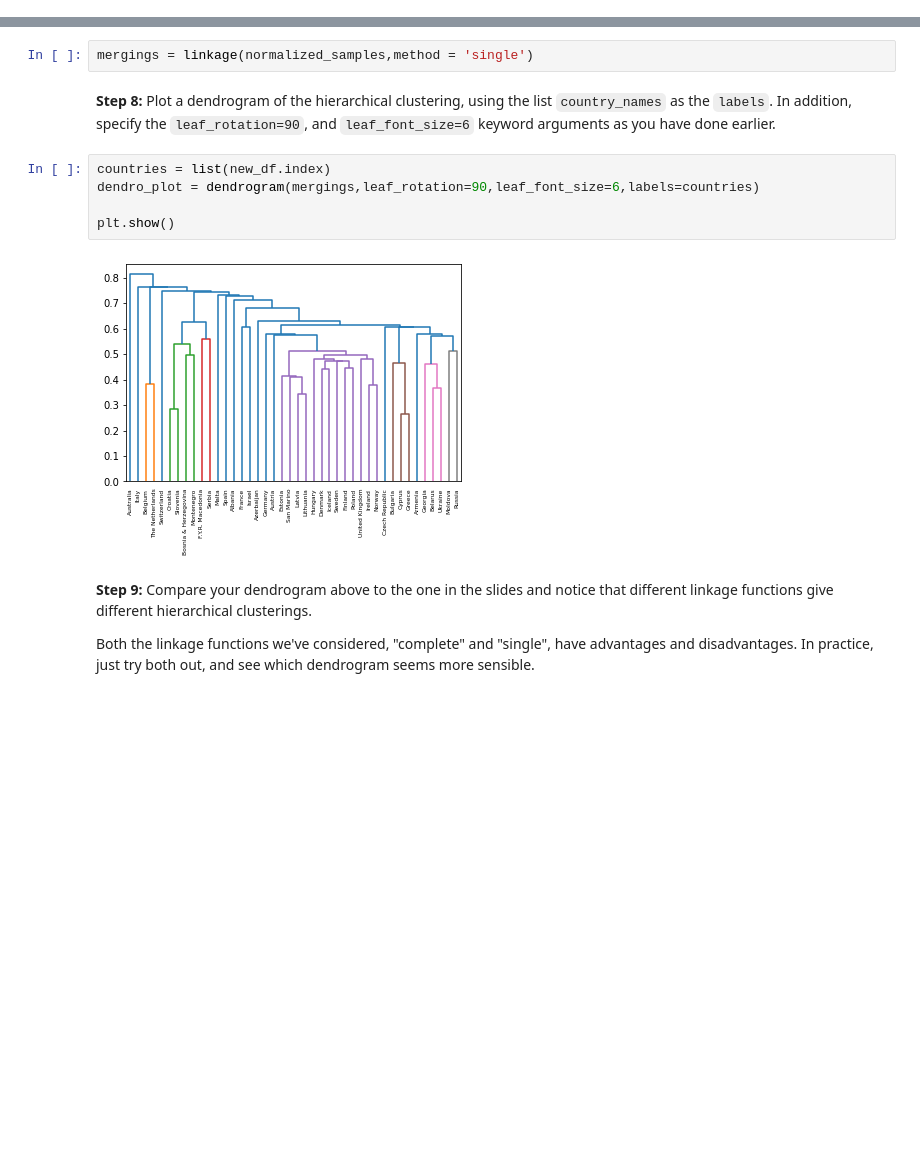
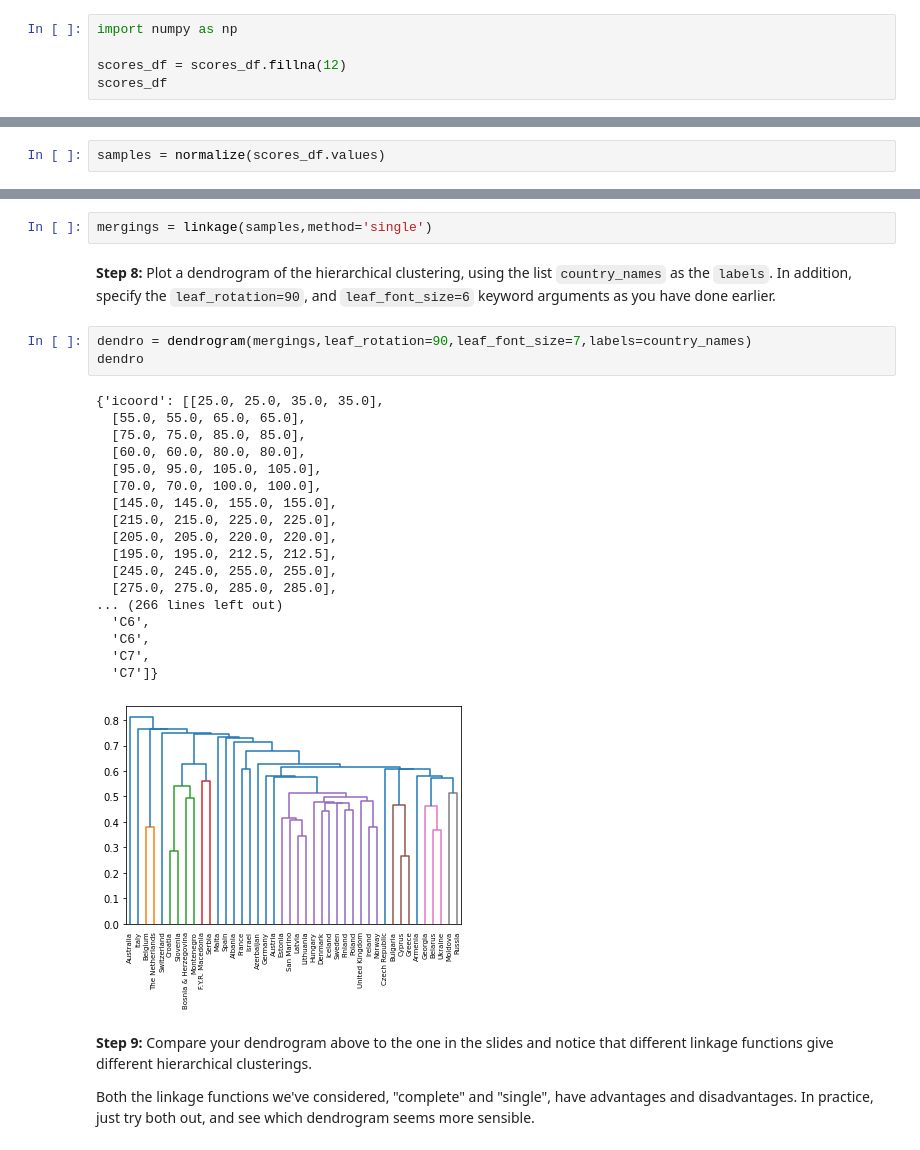
Before and after one commit to mshahiq/AI-DS-Exercises, a Jupyter notebook: Chapter 2/02. Clustering/01. Hierarchical Clustering/exercises/exercise_13_different_linkage_different_hc.ipynb, the cells around one changed output, grey strips where cells are left out. Saved outputs shown, nothing was run; the diff lists cells and outputs as text; blank space fills up the shorter version.

```diff
--- a/Chapter 2/02. Clustering/01. Hierarchical Clustering/exercises/exercise_13_different_linkage_different_hc.ipynb
+++ b/Chapter 2/02. Clustering/01. Hierarchical Clustering/exercises/exercise_13_different_linkage_different_hc.ipynb
@@ -64,0 +42,5 @@ new_df
+# %%
+import numpy as np
+
+scores_df = scores_df.fillna(12)
+scores_df
@@ -76,3 +75,5 @@ normalized_samples = normalize(samples)
+# %%
+samples = normalize(scores_df.values)
 # %% [markdown]
 **Step 6:** Import:
  + `linkage` and `dendrogram` from `scipy.cluster.hierarchy`.
@@ -83,16 +84,31 @@ import matplotlib.pyplot as plt
 # %% [markdown]
 **Step 7:** Perform hierarchical clustering on `samples` using the `linkage()` function with the `method='single'` keyword argument. Assign the result to `mergings`.
 # %%
-mergings = linkage(normalized_samples,method = 'single')
+mergings = linkage(samples,method='single')
 # %% [markdown]
 **Step 8:** Plot a dendrogram of the hierarchical clustering, using the list `country_names` as the `labels`. In addition, specify the `leaf_rotation=90`, and `leaf_font_size=6` keyword arguments as you have done earlier.
 # %%
-countries = list(new_df.index)
-dendro_plot = dendrogram(mergings,leaf_rotation=90,leaf_font_size=6,labels=countries)
-
-plt.show()
+dendro = dendrogram(mergings,leaf_rotation=90,leaf_font_size=7,labels=country_names)
+dendro
 # %% [output]
+{'icoord': [[25.0, 25.0, 35.0, 35.0],
+  [55.0, 55.0, 65.0, 65.0],
+  [75.0, 75.0, 85.0, 85.0],
+  [60.0, 60.0, 80.0, 80.0],
+  [95.0, 95.0, 105.0, 105.0],
+  [70.0, 70.0, 100.0, 100.0],
+  [145.0, 145.0, 155.0, 155.0],
+  [215.0, 215.0, 225.0, 225.0],
+  [205.0, 205.0, 220.0, 220.0],
+  [195.0, 195.0, 212.5, 212.5],
+  [245.0, 245.0, 255.0, 255.0],
+  [275.0, 275.0, 285.0, 285.0],
+... (266 lines left out)
+  'C6',
+  'C6',
+  'C7',
+  'C7']}
-[figure, old version]
+[figure, new version]
 # %% [markdown]
 **Step 9:** Compare your dendrogram above to the one in the slides and notice that different linkage functions give different hierarchical clusterings.
 
```
Also changed, not shown: parts of 5 cells of this notebook.
